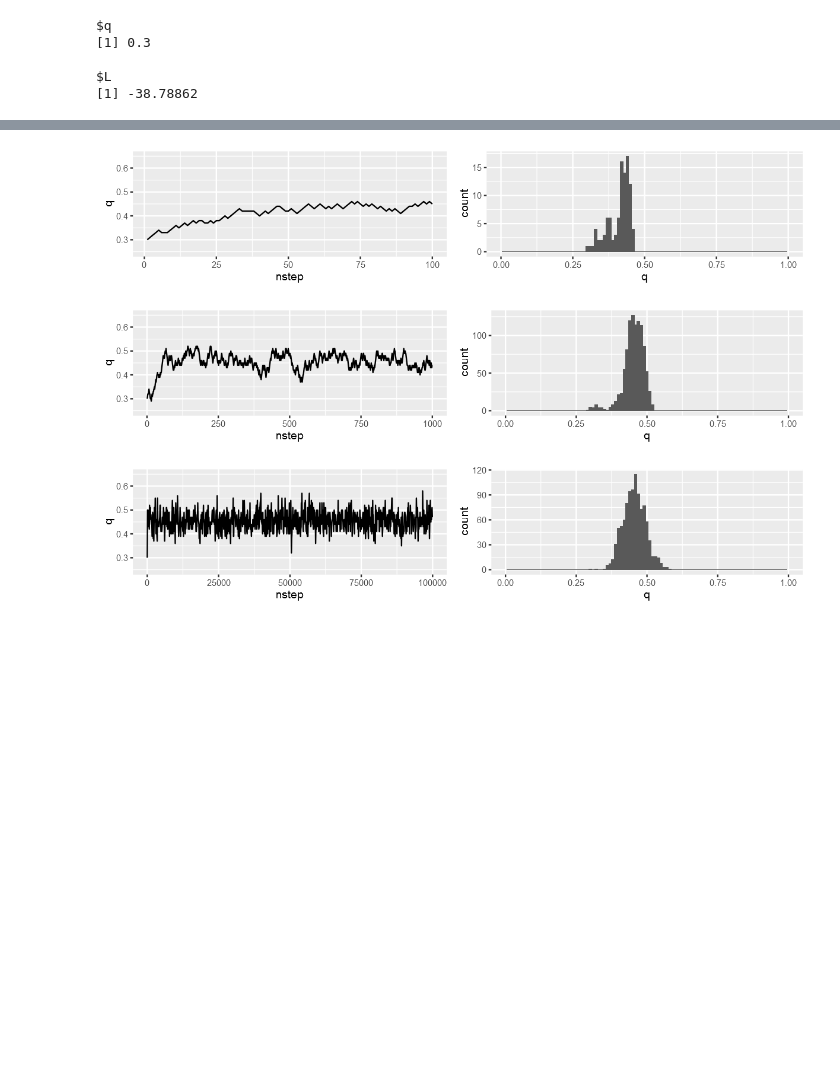
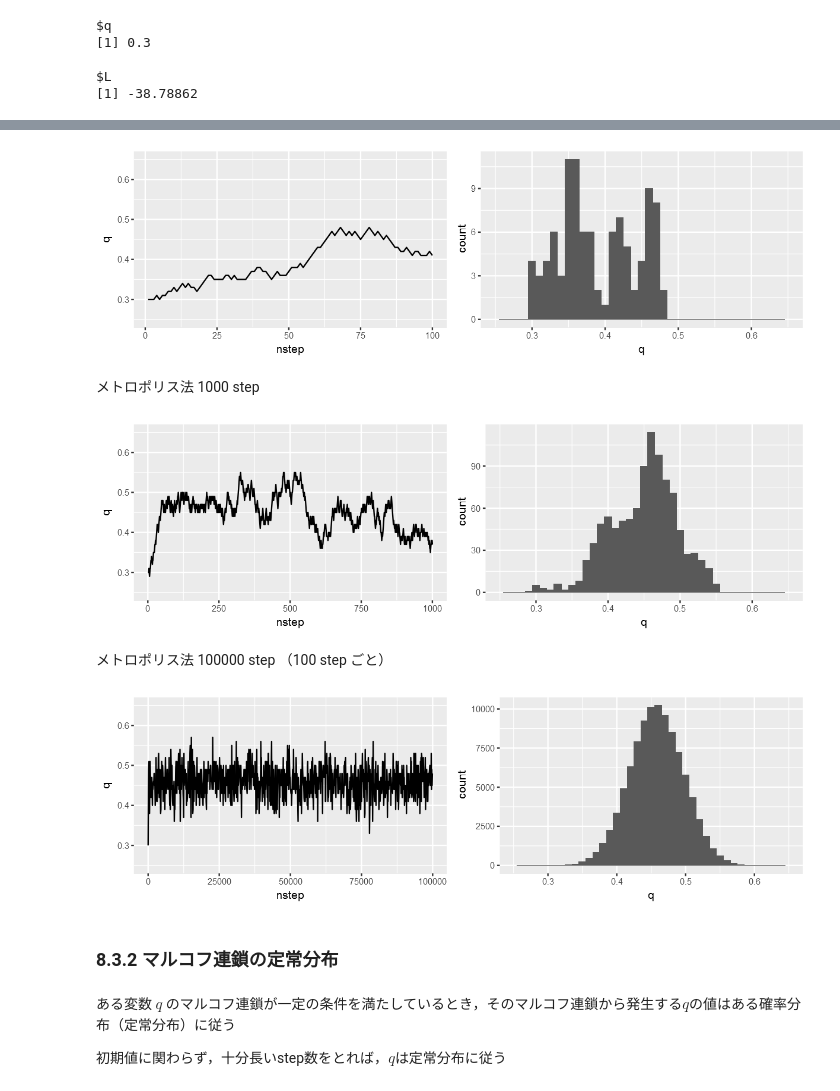
Before and after one commit to whatalnk/stat-model-intro, a Jupyter notebook: Chap08.ipynb, the cells around one changed output, grey strips where cells are left out. Drawn from its saved outputs; the diff is of its cells as text; code cells hidden in the pictures; blank space fills up the shorter version.

```diff
--- a/Chap08.ipynb
+++ b/Chap08.ipynb
@@ -82,6 +124,6 @@ $$ \hat{q} = \frac{\text{合計生存種子数}}{\text{合計調査種子数}} =
 # %%
 step_logL <- function(q, L, data){
-    nq <- ifelse(sample(c(0, 1), size = 1, prob = c(0.5, 0.5)) == 0, q - 0.01, q + 0.01)
+    nq <- ifelse(sample(c(TRUE, FALSE), size = 1, prob = c(0.5, 0.5)), q - 0.01, q + 0.01)
     nL <- logL(nq, data)
     if (nL > L){
         return(list(q = nq, L = nL))
@@ -118,6 +173,6 @@ data_frame(nstep = c(1:100), q03 = do_step_logL(0.3, 100, data), q06 = do_step_l
 # %%
 step_metropolis <- function(q, L, data){
-    nq <- ifelse(sample(c(0, 1), size = 1, prob = c(0.5, 0.5)) == 0, q - 0.01, q + 0.01)
+    nq <- ifelse(sample(c(TRUE, FALSE), size = 1, prob = c(0.5, 0.5)), q - 0.01, q + 0.01)
     nL <- logL(nq, data)
     if (nL > L){
         return(list(q = nq, L = nL))
@@ -168,33 +225,43 @@ metropolis(start = 0.3, nstep = 10, data = data)
 # %%
 d.met1 <- data_frame(
     nstep = c(1:100),
     q = metropolis(0.3, 100, data)
 )
 gp1 <- ggplot(data = d.met1, aes(x = nstep, y = q)) + geom_line() + ylim(c(0.25, 0.65))
-gp2 <- ggplot(data = d.met1, aes(q)) + geom_histogram(binwidth = 0.01) + xlim(c(0, 1))
+gp2 <- ggplot(data = d.met1, aes(x = q)) + geom_histogram(binwidth = 0.01) + xlim(c(0.25, 0.65))
 grid.arrange(gp1, gp2, ncol = 2)
 # %% [output]
-[figure, old version]
+[figure, new version]
+# %% [markdown]
+メトロポリス法 1000 step
 # %%
 d.met2 <- data_frame(
     nstep = c(1:1000),
     q = metropolis(0.3, 1000, data)
 )
 gp1 <- ggplot(data = d.met2, aes(x = nstep, y = q)) + geom_line() + ylim(c(0.25, 0.65))
-gp2 <- ggplot(data = d.met2, aes(q)) + geom_histogram(binwidth = 0.01) + xlim(c(0,1))
+gp2 <- ggplot(data = d.met2, aes(x = q)) + geom_histogram(binwidth = 0.01) + xlim(c(0.25, 0.65))
 grid.arrange(gp1, gp2, ncol = 2)
 # %% [output]
-[figure, old version]
+[figure, new version]
+# %% [markdown]
+メトロポリス法 100000 step （100 step ごと）
 # %%
 d.met3 <- data_frame(
     nstep = c(1:100000),
     q = metropolis(0.3, 100000, data)
 )
 gp1 <- ggplot(data = slice(d.met3, seq(1, 100000, 100)), aes(x = nstep, y = q)) + geom_line() + ylim(c(0.25, 0.65))
-gp2 <- ggplot(data = slice(d.met3, seq(1, 100000, 100)), aes(q)) + geom_histogram(binwidth = 0.01) + xlim(c(0, 1))
+gp2 <- ggplot(data = d.met3, aes(x = q)) + geom_histogram(binwidth = 0.01) + xlim(c(0.25, 0.65))
 grid.arrange(gp1, gp2, ncol = 2)
 # %% [output]
-[figure, old version]
+[figure, new version]
+# %% [markdown]
+### 8.3.2 マルコフ連鎖の定常分布
+# %% [markdown]
+ある変数 $q$ のマルコフ連鎖が一定の条件を満たしているとき，そのマルコフ連鎖から発生する$q$の値はある確率分布（定常分布）に従う
+
+初期値に関わらず，十分長いstep数をとれば，$q$は定常分布に従う
 # %%
 d.met4 <- data_frame(
     nstep = c(1:500),
```
Also changed, not shown: parts of 55 cells of this notebook, 3 other files.
